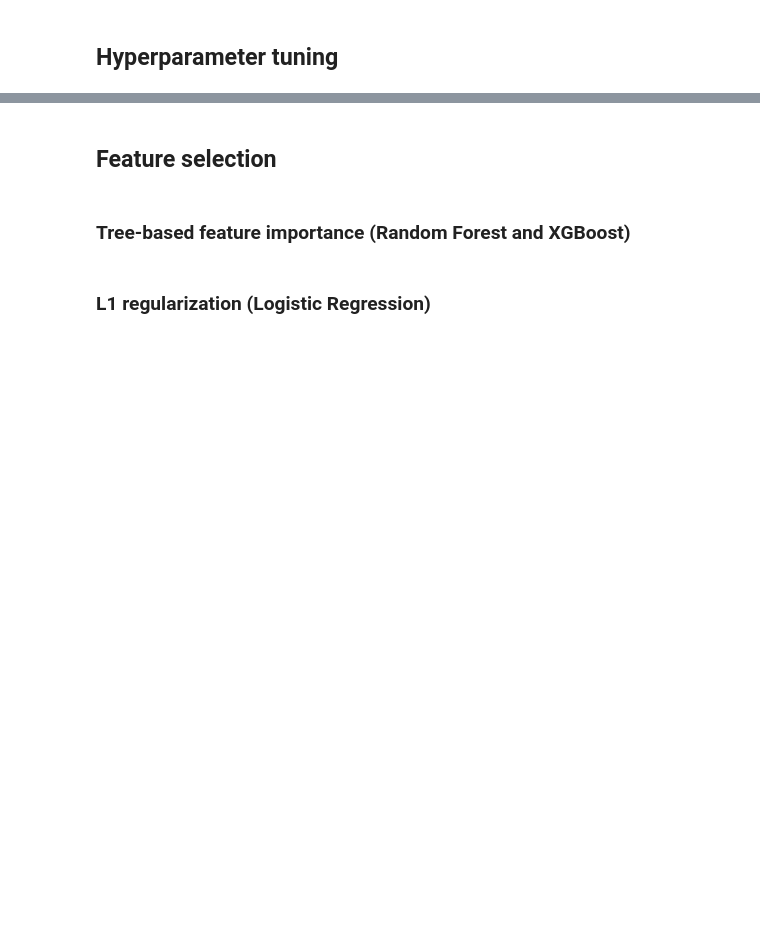
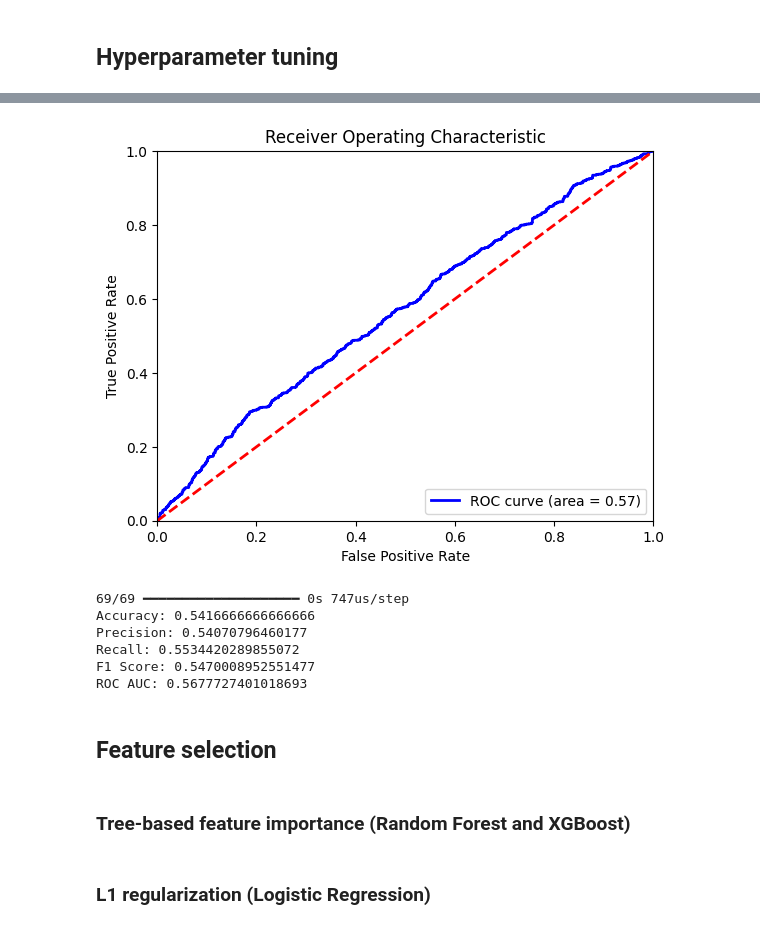
Before and after one commit to rimvelvet31/vct_predictive_model, a Jupyter notebook: modeling.ipynb, the cells around one changed output, grey strips where cells are left out. Saved outputs shown, nothing was run; the diff lists cells and outputs as text; code cells hidden in the pictures; blank space fills up the shorter version.

```diff
--- a/modeling.ipynb
+++ b/modeling.ipynb
@@ -308,0 +575,19 @@ evaluate_model(xgb_tuned.best_estimator_, X_train, y_train)
+# %%
+from sklearn.metrics import roc_curve, auc
+
+# Calculate ROC curve
+fpr, tpr, thresholds = roc_curve(y_test, valornet.predict(X_test_scaled))
+roc_auc = auc(fpr, tpr)
+
+# Plot ROC curve
+plt.figure()
+plt.plot(fpr, tpr, color='blue', lw=2, label='ROC curve (area = {:.2f})'.format(roc_auc))
+plt.plot([0, 1], [0, 1], color='red', lw=2, linestyle='--')
+plt.xlim([0.0, 1.0])
+plt.ylim([0.0, 1.0])
+plt.xlabel('False Positive Rate')
+plt.ylabel('True Positive Rate')
+plt.title('Receiver Operating Characteristic')
+plt.legend(loc='lower right')
+plt.show()
+# %% [output]
@@ -309,3 +595,31 @@ evaluate_model(xgb_tuned.best_estimator_, X_train, y_train)
+[figure, added]
+# %%
+# Get predicted probabilities for Team A winning (class 1)
+y_pred_proba = valornet.predict(X_test_scaled)
+
+# Convert probabilities to class labels
+y_pred_class = (y_pred_proba > 0.5).astype(int)
+
+# Compute evaluation metrics
+accuracy = accuracy_score(y_test, y_pred_class)
+precision = precision_score(y_test, y_pred_class)
+recall = recall_score(y_test, y_pred_class)
+f1 = f1_score(y_test, y_pred_class)
+roc_auc = roc_auc_score(y_test, y_pred_proba)
+
+# Print metrics
+print(f"Accuracy: {accuracy}")
+print(f"Precision: {precision}")
+print(f"Recall: {recall}")
+print(f"F1 Score: {f1}")
+print(f"ROC AUC: {roc_auc}")
+# %% [output]
+69/69 ━━━━━━━━━━━━━━━━━━━━ 0s 747us/step
+Accuracy: 0.5416666666666666
+Precision: 0.54070796460177
+Recall: 0.5534420289855072
+F1 Score: 0.5470008952551477
+ROC AUC: 0.5677727401018693
 # %% [markdown]
 ## Feature selection
 # %% [markdown]
```
Also changed, not shown: parts of 20 cells of this notebook.
